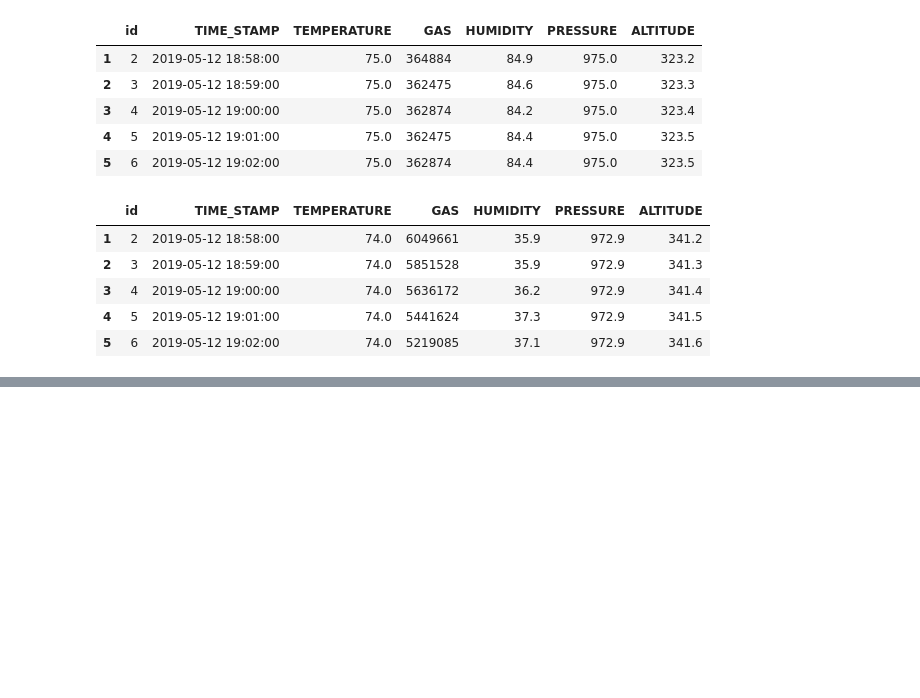
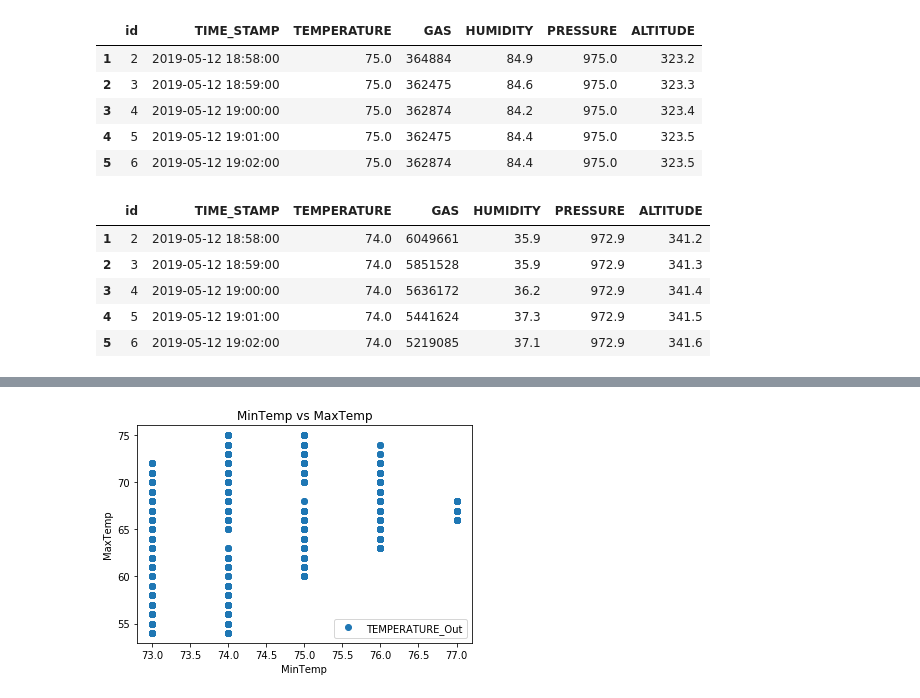
Before and after one commit to slavisha84/Project_3, a Jupyter notebook: DATA_PULL_FROM_DBS.ipynb, the cells around one changed output, grey strips where cells are left out. Cells and saved outputs as stored; diff of their text form; code cells hidden in the pictures; blank space fills up the shorter version.

```diff
--- a/DATA_PULL_FROM_DBS.ipynb
+++ b/DATA_PULL_FROM_DBS.ipynb
@@ -56,0 +66,2 @@ master_df.head()
+# %%
+dataset = pd.read_csv('merged.csv')
@@ -56,0 +115,8 @@ master_df.head()
+# %%
+dataset.plot(x='TEMPERATURE_In', y='TEMPERATURE_Out', style='o')
+plt.title('MinTemp vs MaxTemp')
+plt.xlabel('MinTemp')
+plt.ylabel('MaxTemp')
+plt.show()
+# %% [output]
+[figure, added]
```
Also changed, not shown: parts of 15 cells of this notebook, 1 other file.
